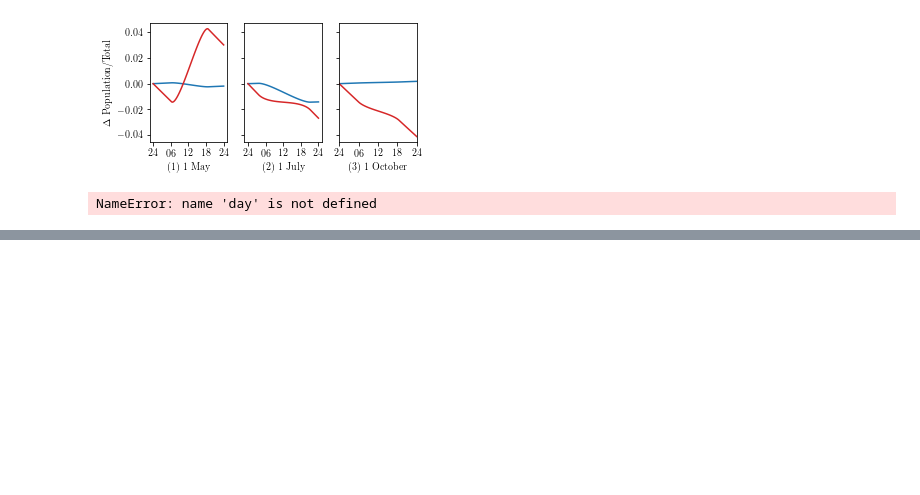
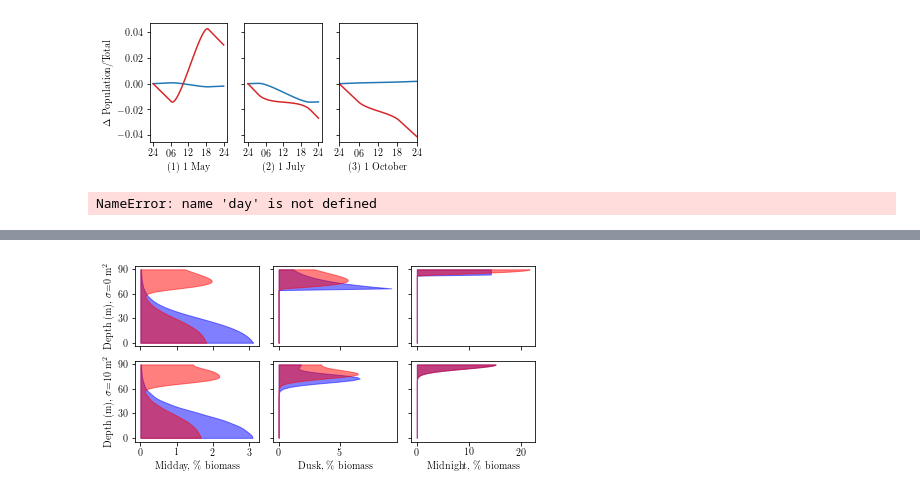
Before and after one commit to jemff/food_web, a Jupyter notebook: current_plotting.ipynb, the cells around one changed output, grey strips where cells are left out. Cells and saved outputs as stored; diff of their text form; code cells hidden in the pictures; blank space fills up the shorter version.

```diff
--- a/current_plotting.ipynb
+++ b/current_plotting.ipynb
@@ -501,0 +550,37 @@ np.sum(theoretical_max @ eco.spectral.M)
+# %%
+def dist_plotter_double(ecos, stratses, times, filename = None):
+    day_interval = 96
+    fig, ax = plt.subplots(2,len(times), sharex='col', sharey = 'row')
+    fig.set_size_inches((16/2.54, 8/2.54))
+
+    new_vec = np.linspace(0,45,200)
+
+    ax[0, 0].set_ylabel("Depth (m), $\sigma$=0 m$^2$")
+    ax[1, 0].set_ylabel("Depth (m), $\sigma$=10 m$^2$")
+
+    eco = ecos[0]
+    strats = stratses[0]
+    time_names = ["Midday", "Dusk", "Midnight"]
+    for i, time in enumerate(times):
+        ax[0, i].fill_betweenx(2*eco.spectral.x, 0.5*strats[time][0]@eco.heat_kernels[0][::-1], alpha = 0.5, color = 'blue')
+        ax[0, i].fill_betweenx(2*eco.spectral.x, 0.5*strats[time][1]@eco.heat_kernels[0][::-1], alpha = 0.5, color = 'red')
+        #ax[i].set_xlim((0, 20))
+        ax[0, i].yaxis.set_major_locator(plt.MultipleLocator(30))
+
+    eco=ecos[1]
+    strats = stratses[1]
+
+    for i, time in enumerate(times):
+        ax[1, i].fill_betweenx(2*eco.spectral.x, 0.5*strats[time][0]@eco.heat_kernels[0][::-1], alpha = 0.5, color = 'blue')
+        ax[1, i].fill_betweenx(2*eco.spectral.x, 0.5*strats[time][1]@eco.heat_kernels[0][::-1], alpha = 0.5, color = 'red')
+        #ax[i].set_xlim((0, 20))
+        ax[1, i].yaxis.set_major_locator(plt.MultipleLocator(30))
+        ax[1, i].set_xlabel(time_names[i] +", \% biomass" )
+
+#    ax[0].set_xlabel("\% of biomass")
+    fig.tight_layout()
+    plt.savefig("both_specific_dists" + ".pdf")
+# %%
+dist_plotter_double([ecos[0], ecos[1]], [100*strategies[0], 100*strategies[1]], [96*113+48, 96*113+81, 96*114])
+# %% [output]
+[figure, added]
```
Also changed, not shown: parts of 9 cells of this notebook, 5 other files.
